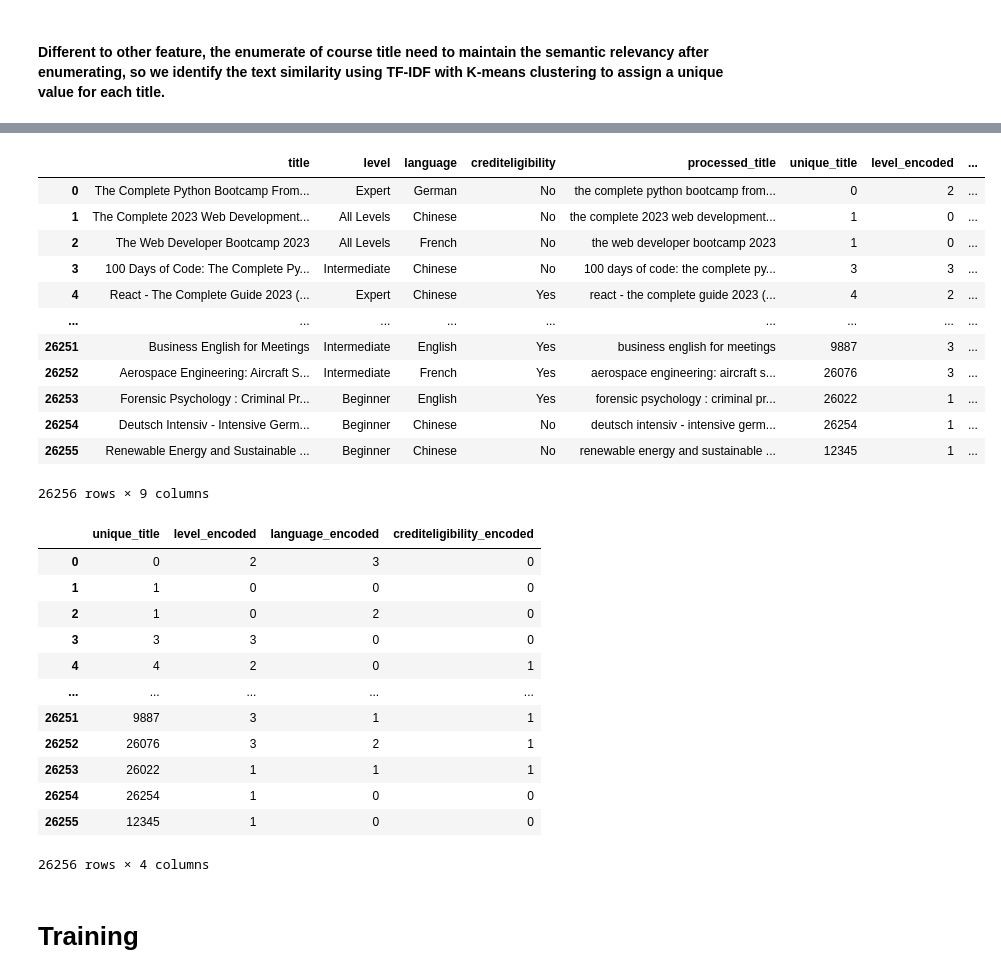
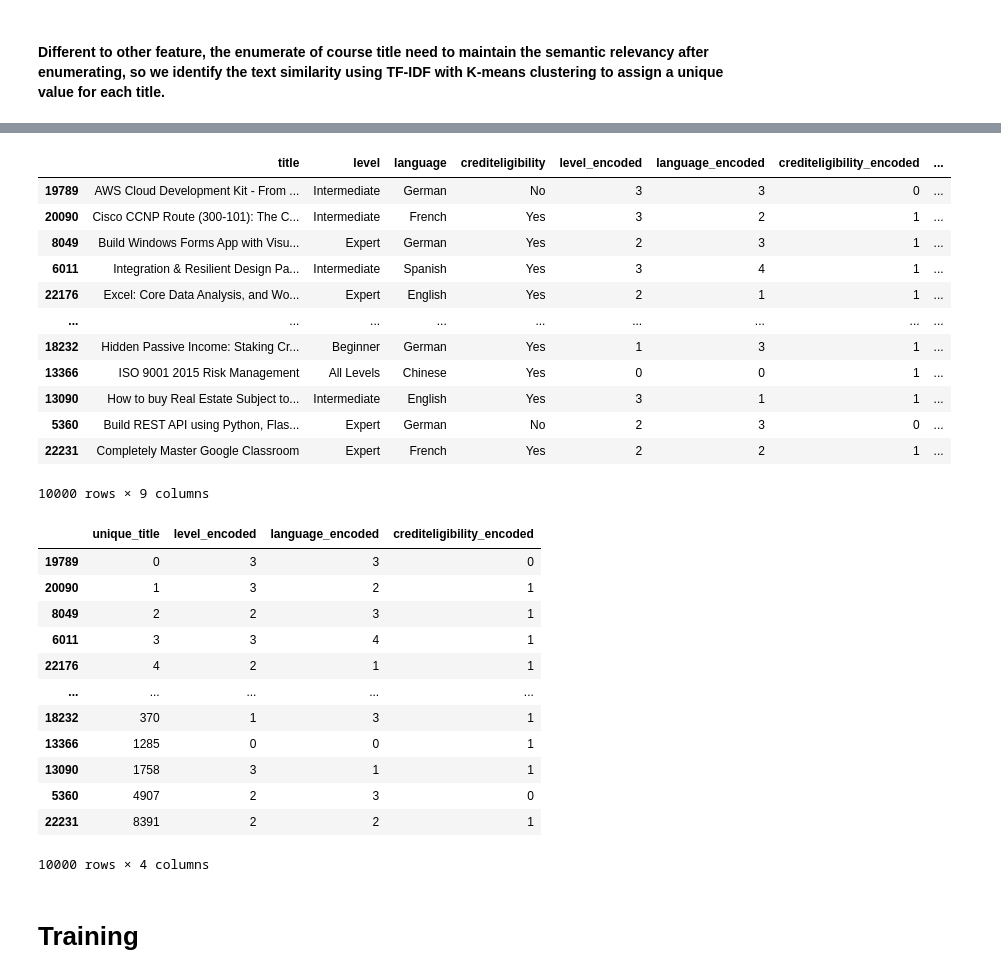
Before and after one commit to zhiyuwang0911/AIS_project, a Jupyter notebook: Zhiyu/Playground_Risk_Trustworthy_HCI.ipynb, the cells around one changed output, grey strips where cells are left out. Cells and saved outputs as stored; diff of their text form; code cells hidden in the pictures.

```diff
--- a/Zhiyu/Playground_Risk_Trustworthy_HCI.ipynb
+++ b/Zhiyu/Playground_Risk_Trustworthy_HCI.ipynb
@@ -236 +210,7 @@ All Levels      5558
 Name: count, dtype: int64
+# %%
+# To reduce the clustering runtime for the showcase, I will randomly select 5000 datapoint the dataset after processing.
+df_sampled = df_basic.sample(n=10000, random_state=42)
+
+# Display the sampled DataFrame
+print(df_sampled)
@@ -261,11 +259,11 @@ from sklearn.metrics.pairwise import cosine_similarity
 import pandas as pd
 
 # Step 1: Preprocess titles (convert to lowercase)
-df_basic['processed_title'] = df_basic['title'].str.lower()
+df_sampled['processed_title'] = df_sampled['title'].str.lower()
 
 # Step 2: Apply TfidfVectorizer to convert text to numerical form
 vectorizer = TfidfVectorizer(stop_words='english')
-X = vectorizer.fit_transform(df_basic['processed_title'])
+X = vectorizer.fit_transform(df_sampled['processed_title'])
 
 # Step 3: Calculate cosine similarity matrix
 cosine_sim = cosine_similarity(X, X)
@@ -284,9 +282,9 @@ for i in range(len(cosine_sim)):
         unique_ids.append(i)
 
 # Add unique_ids as a column to the dataframe
-df_basic['unique_title'] = unique_ids
+df_sampled['unique_title'] = unique_ids
 
 # Show the dataframe
-print(df_basic[['title', 'unique_title']])
+print(df_sampled[['title', 'unique_title']])
 # %% [output]
                                                    title  unique_title
@@ -323,48 +321,48 @@ df_basic
 # %%
 # encode the level, language, crediteligibility use Labelencoding
 from sklearn.preprocessing import LabelEncoder
 # Initialize LabelEncoder
 
 le = LabelEncoder()
 
 # Apply label encoding to the columns
-df_basic['level_encoded'] = le.fit_transform(df_basic['level'])
-df_basic['language_encoded'] = le.fit_transform(df_basic['language'])
-df_basic['crediteligibility_encoded'] = le.fit_transform(df_basic['crediteligibility'])
-df_basic
+df_sampled['level_encoded'] = le.fit_transform(df_sampled['level'])
+df_sampled['language_encoded'] = le.fit_transform(df_sampled['language'])
+df_sampled['crediteligibility_encoded'] = le.fit_transform(df_sampled['crediteligibility'])
+df_sampled
 # %% [output]
-|  | title | level | language | crediteligibility | processed_title | unique_title | level_encoded | ... |
-| 0 | The Complete Python Bootcamp From... | Expert | German | No | the complete python bootcamp from... | 0 | 2 | ... |
-| 1 | The Complete 2023 Web Development... | All Levels | Chinese | No | the complete 2023 web development... | 1 | 0 | ... |
-| 2 | The Web Developer Bootcamp 2023 | All Levels | French | No | the web developer bootcamp 2023 | 1 | 0 | ... |
-| 3 | 100 Days of Code: The Complete Py... | Intermediate | Chinese | No | 100 days of code: the complete py... | 3 | 3 | ... |
-| 4 | React - The Complete Guide 2023 (... | Expert | Chinese | Yes | react - the complete guide 2023 (... | 4 | 2 | ... |
+|  | title | level | language | crediteligibility | level_encoded | language_encoded | crediteligibility_encoded | ... |
+| 19789 | AWS Cloud Development Kit - From ... | Intermediate | German | No | 3 | 3 | 0 | ... |
+| 20090 | Cisco CCNP Route (300-101): The C... | Intermediate | French | Yes | 3 | 2 | 1 | ... |
+| 8049 | Build Windows Forms App with Visu... | Expert | German | Yes | 2 | 3 | 1 | ... |
+| 6011 | Integration & Resilient Design Pa... | Intermediate | Spanish | Yes | 3 | 4 | 1 | ... |
+| 22176 | Excel: Core Data Analysis, and Wo... | Expert | English | Yes | 2 | 1 | 1 | ... |
 | ... | ... | ... | ... | ... | ... | ... | ... | ... |
-| 26251 | Business English for Meetings | Intermediate | English | Yes | business english for meetings | 9887 | 3 | ... |
-| 26252 | Aerospace Engineering: Aircraft S... | Intermediate | French | Yes | aerospace engineering: aircraft s... | 26076 | 3 | ... |
-| 26253 | Forensic Psychology : Criminal Pr... | Beginner | English | Yes | forensic psychology : criminal pr... | 26022 | 1 | ... |
-| 26254 | Deutsch Intensiv - Intensive Germ... | Beginner | Chinese | No | deutsch intensiv - intensive germ... | 26254 | 1 | ... |
-| 26255 | Renewable Energy and Sustainable ... | Beginner | Chinese | No | renewable energy and sustainable ... | 12345 | 1 | ... |
+| 18232 | Hidden Passive Income: Staking Cr... | Beginner | German | Yes | 1 | 3 | 1 | ... |
+| 13366 | ISO 9001 2015 Risk Management | All Levels | Chinese | Yes | 0 | 0 | 1 | ... |
+| 13090 | How to buy Real Estate Subject to... | Intermediate | English | Yes | 3 | 1 | 1 | ... |
+| 5360 | Build REST API using Python, Flas... | Expert | German | No | 2 | 3 | 0 | ... |
+| 22231 | Completely Master Google Classroom | Expert | French | Yes | 2 | 2 | 1 | ... |
-26256 rows × 9 columns
+10000 rows × 9 columns
 # %%
 # selected enumerated column for model training
 columns_train = ['unique_title', 'level_encoded','language_encoded','crediteligibility_encoded']
-df_train = pd.concat([df_basic[col] for col in columns_train], axis=1)
+df_train = pd.concat([df_sampled[col] for col in columns_train], axis=1)
 df_train
 # %% [output]
 |  | unique_title | level_encoded | language_encoded | crediteligibility_encoded |
-| 0 | 0 | 2 | 3 | 0 |
-| 1 | 1 | 0 | 0 | 0 |
-| 2 | 1 | 0 | 2 | 0 |
-| 3 | 3 | 3 | 0 | 0 |
-| 4 | 4 | 2 | 0 | 1 |
+| 19789 | 0 | 3 | 3 | 0 |
+| 20090 | 1 | 3 | 2 | 1 |
+| 8049 | 2 | 2 | 3 | 1 |
+| 6011 | 3 | 3 | 4 | 1 |
+| 22176 | 4 | 2 | 1 | 1 |
 | ... | ... | ... | ... | ... |
-| 26251 | 9887 | 3 | 1 | 1 |
-| 26252 | 26076 | 3 | 2 | 1 |
-| 26253 | 26022 | 1 | 1 | 1 |
-| 26254 | 26254 | 1 | 0 | 0 |
-| 26255 | 12345 | 1 | 0 | 0 |
+| 18232 | 370 | 1 | 3 | 1 |
+| 13366 | 1285 | 0 | 0 | 1 |
+| 13090 | 1758 | 3 | 1 | 1 |
+| 5360 | 4907 | 2 | 3 | 0 |
+| 22231 | 8391 | 2 | 2 | 1 |
-26256 rows × 4 columns
+10000 rows × 4 columns
 # %% [markdown]
 # Training
 # %% [markdown]
```
Also changed, not shown: parts of 27 cells of this notebook.
